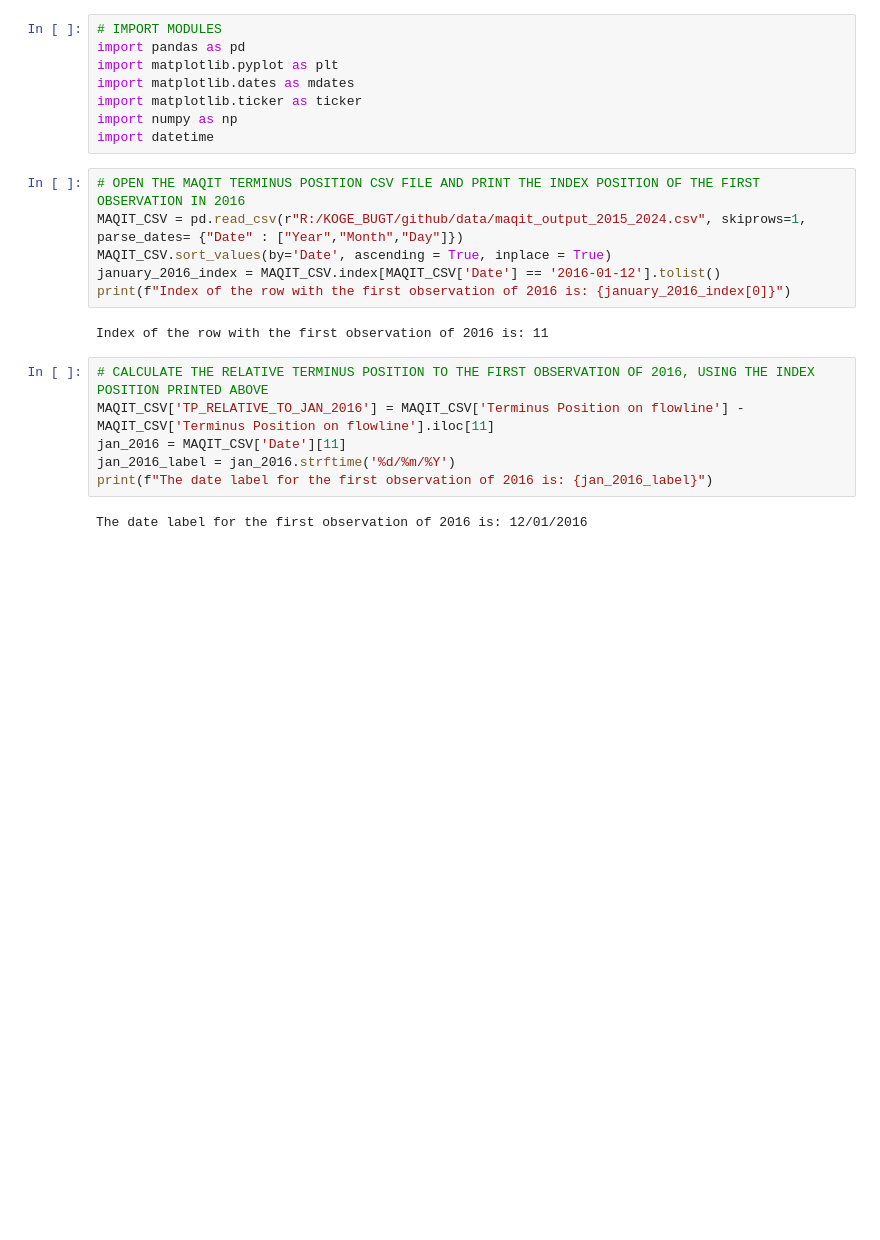
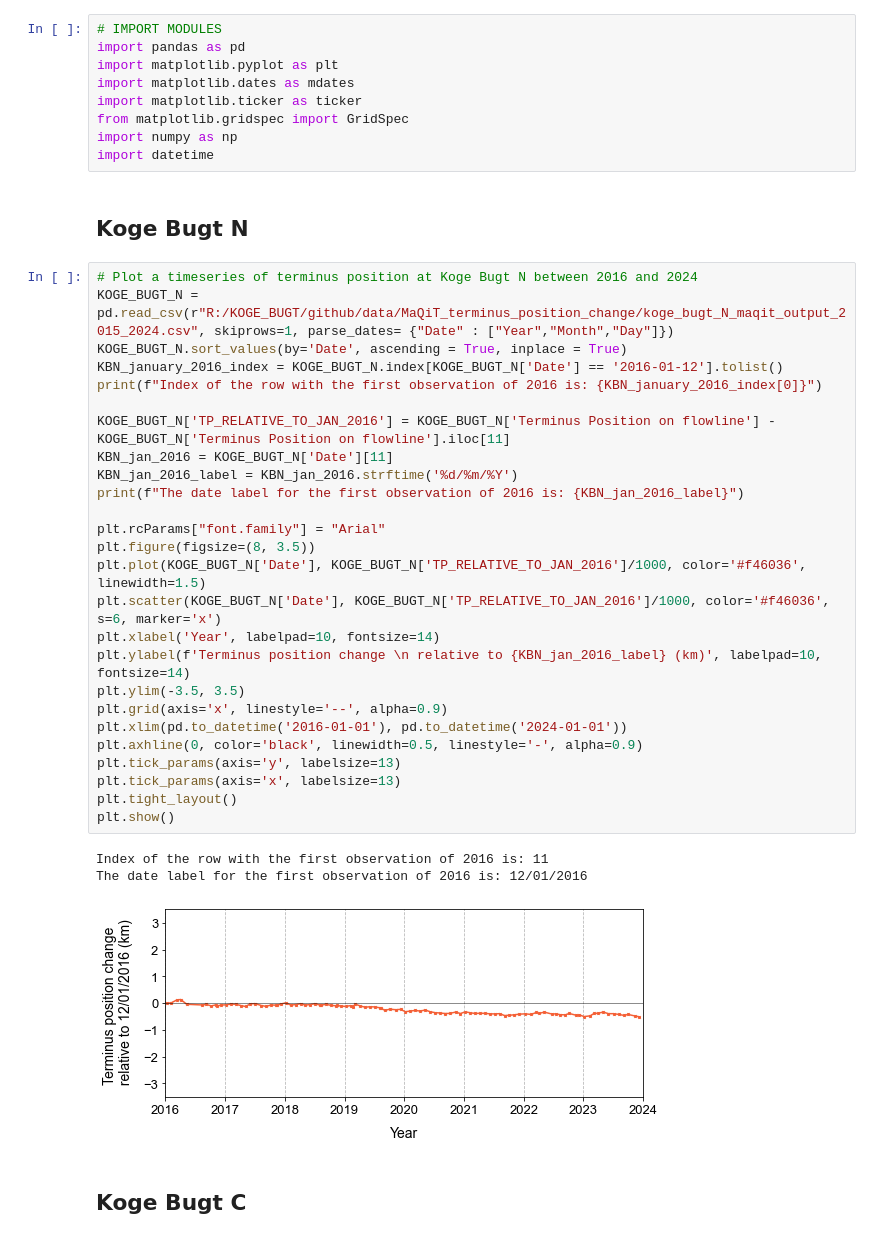
Before and after one commit to hannahpicton/koge_bugt_dynamics, a Jupyter notebook: code/terminus_position.ipynb, the cells around one changed output. Drawn from its saved outputs; the diff is of its cells as text; blank space fills up the shorter version.

Commit message:
plot terminus position change relative to 12/01/2016.

```diff
--- a/code/terminus_position.ipynb
+++ b/code/terminus_position.ipynb
@@ -4,22 +4,41 @@ import pandas as pd
 import matplotlib.pyplot as plt
 import matplotlib.dates as mdates
 import matplotlib.ticker as ticker
+from matplotlib.gridspec import GridSpec
 import numpy as np
 import datetime
-# %%
-# OPEN THE MAQIT TERMINUS POSITION CSV FILE AND PRINT THE INDEX POSITION OF THE FIRST OBSERVATION IN 2016
-MAQIT_CSV = pd.read_csv(r"R:/KOGE_BUGT/github/data/maqit_output_2015_2024.csv", skiprows=1, parse_dates= {"Date" : ["Year","Month","Day"]})
-MAQIT_CSV.sort_values(by='Date', ascending = True, inplace = True)
-january_2016_index = MAQIT_CSV.index[MAQIT_CSV['Date'] == '2016-01-12'].tolist()
-print(f"Index of the row with the first observation of 2016 is: {january_2016_index[0]}")
-# %% [output]
-Index of the row with the first observation of 2016 is: 11
-# %%
-# CALCULATE THE RELATIVE TERMINUS POSITION TO THE FIRST OBSERVATION OF 2016, USING THE INDEX POSITION PRINTED ABOVE
-MAQIT_CSV['TP_RELATIVE_TO_JAN_2016'] = MAQIT_CSV['Terminus Position on flowline'] - MAQIT_CSV['Terminus Position on flowline'].iloc[11]
-jan_2016 = MAQIT_CSV['Date'][11]
-jan_2016_label = jan_2016.strftime('%d/%m/%Y')
-print(f"The date label for the first observation of 2016 is: {jan_2016_label}")
-# %% [output]
-The date label for the first observation of 2016 is: 12/01/2016
+# %% [markdown]
+## Koge Bugt N
+# %%
+# Plot a timeseries of terminus position at Koge Bugt N between 2016 and 2024
+KOGE_BUGT_N = pd.read_csv(r"R:/KOGE_BUGT/github/data/MaQiT_terminus_position_change/koge_bugt_N_maqit_output_2015_2024.csv", skiprows=1, parse_dates= {"Date" : ["Year","Month","Day"]})
+KOGE_BUGT_N.sort_values(by='Date', ascending = True, inplace = True)
+KBN_january_2016_index = KOGE_BUGT_N.index[KOGE_BUGT_N['Date'] == '2016-01-12'].tolist()
+print(f"Index of the row with the first observation of 2016 is: {KBN_january_2016_index[0]}")
+
+KOGE_BUGT_N['TP_RELATIVE_TO_JAN_2016'] = KOGE_BUGT_N['Terminus Position on flowline'] - KOGE_BUGT_N['Terminus Position on flowline'].iloc[11]
+KBN_jan_2016 = KOGE_BUGT_N['Date'][11]
+KBN_jan_2016_label = KBN_jan_2016.strftime('%d/%m/%Y')
+print(f"The date label for the first observation of 2016 is: {KBN_jan_2016_label}")
+
+plt.rcParams["font.family"] = "Arial"
+plt.figure(figsize=(8, 3.5))
+plt.plot(KOGE_BUGT_N['Date'], KOGE_BUGT_N['TP_RELATIVE_TO_JAN_2016']/1000, color='#f46036', linewidth=1.5)
+plt.scatter(KOGE_BUGT_N['Date'], KOGE_BUGT_N['TP_RELATIVE_TO_JAN_2016']/1000, color='#f46036', s=6, marker='x')
+plt.xlabel('Year', labelpad=10, fontsize=14)
+plt.ylabel(f'Terminus position change \n relative to {KBN_jan_2016_label} (km)', labelpad=10, fontsize=14)
+plt.ylim(-3.5, 3.5)
+plt.grid(axis='x', linestyle='--', alpha=0.9)
+plt.xlim(pd.to_datetime('2016-01-01'), pd.to_datetime('2024-01-01'))
+plt.axhline(0, color='black', linewidth=0.5, linestyle='-', alpha=0.9)
+plt.tick_params(axis='y', labelsize=13)
+plt.tick_params(axis='x', labelsize=13)
+plt.tight_layout()
+plt.show()
+# %% [output]
+Index of the row with the first observation of 2016 is: 11
+The date label for the first observation of 2016 is: 12/01/2016
+[figure, added]
+# %% [markdown]
+## Koge Bugt C
 # %%
```
Also changed, not shown: parts of 4 cells of this notebook.
